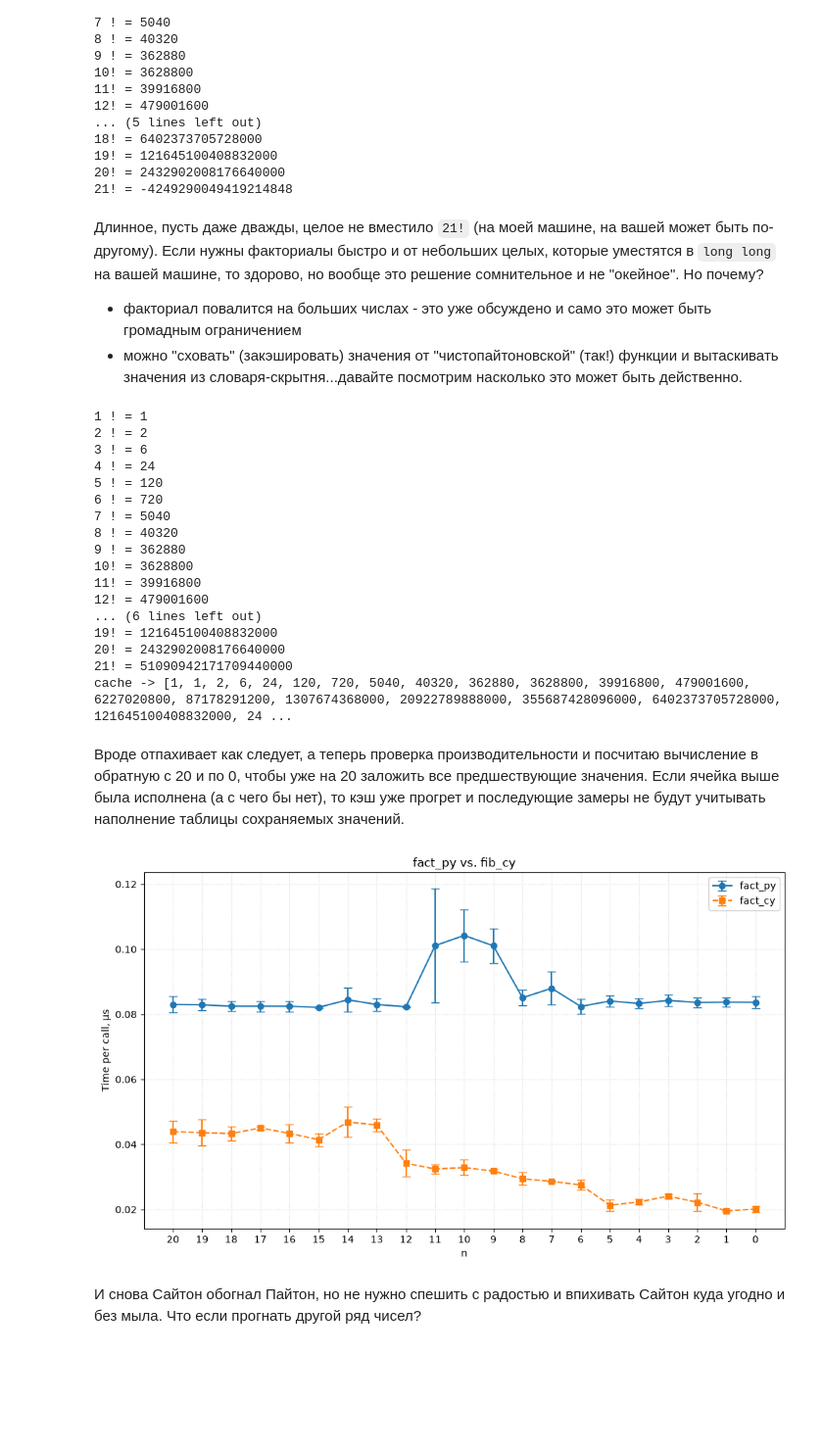
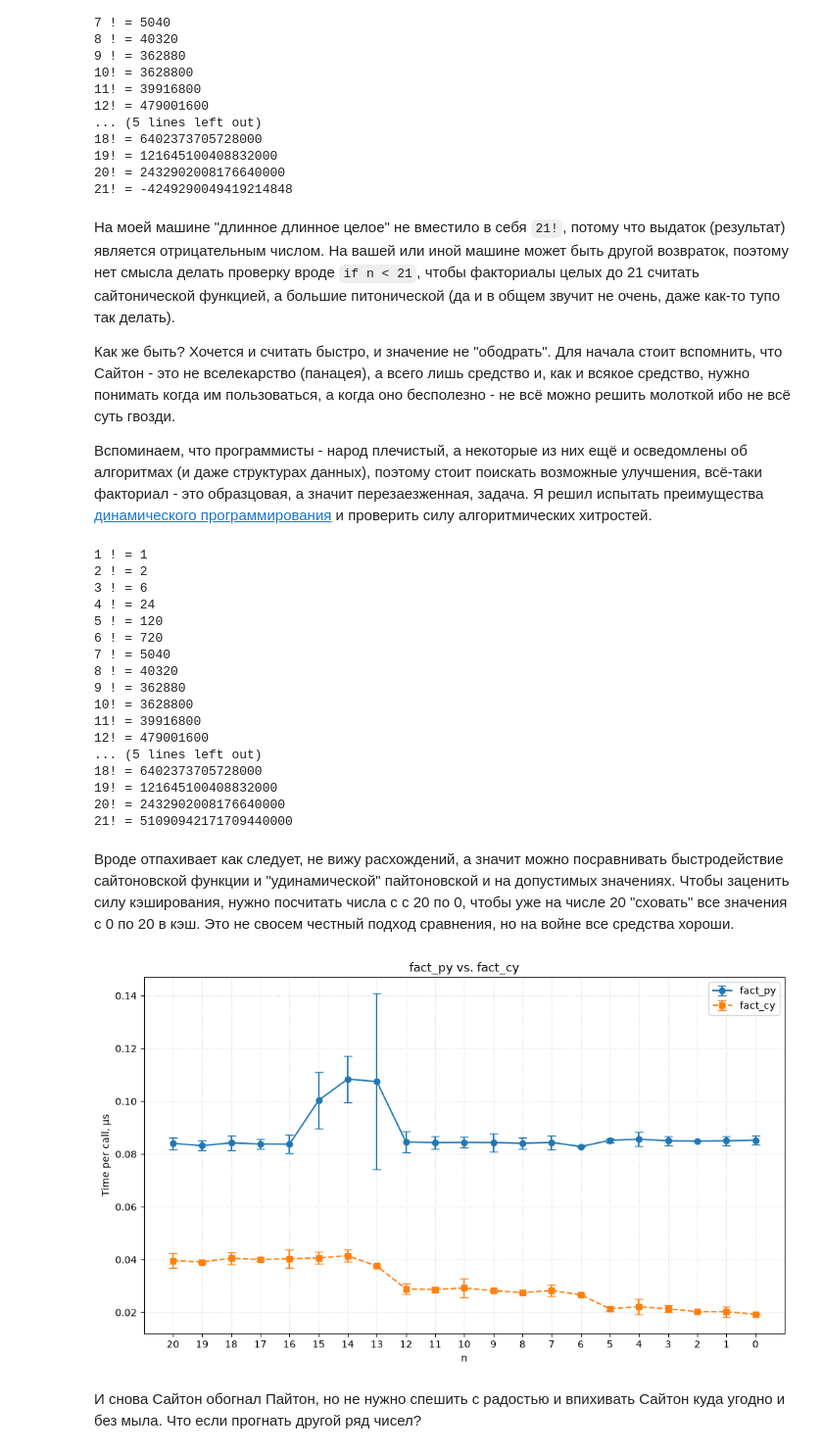
Before and after one commit to stankudrow/Learning-Cython, a Jupyter notebook: notes/ch01.ipynb, the cells around one changed output. Shown at 98% size. Cells and saved outputs as stored; diff of their text form; code cells hidden in the pictures; blank space fills up the shorter version.

```diff
--- a/notes/ch01.ipynb
+++ b/notes/ch01.ipynb
@@ -51,11 +60,18 @@ def sum_cypy(n: int) -> int:
 # %%
 %%cython
 
-# Cython function - similar, but not the same
-def sum_cy(int n):  # here `int` is not a Python int
-    cdef int i            # `int i;`
-    cdef long long s = 0  # `long long s = 0;`
-    for i in range(n):
-        s += i
+cimport cython  # Cython import statement
+
+# def -> this Cython function is accessible in Python
+# `int n` - parametre n is a C-type integer
+def sum_cy(int n):
+    if n < 0:
+        msg = f"{n} < 0"
+        raise ValueError(msg) from None
+    cdef int i  # declare a C integer variable -> `int i;` in C
+    cdef long long s = 0  # in C would be `long long s = 0;`
+    with cython.overflowcheck(True):
+        for i in range(1, n + 1):  # will be translated into a C-loop
+            s += i
     return s
 # %% [markdown]
@@ -77,0 +104,10 @@ nth = 10_000
+# %%
+def sum_fast(n: int) -> int:
+    if n < 0:
+        msg = f"{n} < 0"
+        raise ValueError(msg) from None
+    return (n * (n + 1)) // 2
+
+# check if all implementations are correct
+for i in range(11):
+    assert sum_fast(i) == sum_py(i) == sum_cy(i)
@@ -120,10 +174,11 @@ for n in range(1, 22):
 20! = 2432902008176640000
 21! = -4249290049419214848
 # %% [markdown]
-Длинное, пусть даже дважды, целое не вместило `21!` (на моей машине, на вашей может быть по-другому). Если нужны факториалы быстро и от небольших целых, которые уместятся в `long long` на вашей машине, то здорово, но вообще это решение сомнительное и не "окейное". Но почему?
+На моей машине "длинное длинное целое" не вместило в себя `21!`, потому что выдаток (результат) является отрицательным числом. На вашей или иной машине может быть другой возвраток, поэтому нет смысла делать проверку вроде `if n < 21`, чтобы факториалы целых до 21 считать сайтонической функцией, а большие питонической (да и в общем звучит не очень, даже как-то тупо так делать).
 
-- факториал повалится на больших числах - это уже обсуждено и само это может быть громадным ограничением
-- можно "сховать" (закэшировать) значения от "чистопайтоновской" (так!) функции и вытаскивать значения из словаря-скрытня...давайте посмотрим насколько это может быть действенно.
+Как же быть? Хочется и считать быстро, и значение не "ободрать". Для начала стоит вспомнить, что Сайтон - это не вселекарство (панацея), а всего лишь средство и, как и всякое средство, нужно понимать когда им пользоваться, а когда оно бесполезно - не всё можно решить молоткой ибо не всё суть гвозди.
+
+Вспоминаем, что программисты - народ плечистый, а некоторые из них ещё и осведомлены об алгоритмах (и даже структурах данных), поэтому стоит поискать возможные улучшения, всё-таки факториал - это образцовая, а значит перезаезженная, задача. Я решил испытать преимущества [динамического программирования](https://ru.wikipedia.org/wiki/%D0%94%D0%B8%D0%BD%D0%B0%D0%BC%D0%B8%D1%87%D0%B5%D1%81%D0%BA%D0%BE%D0%B5_%D0%BF%D1%80%D0%BE%D0%B3%D1%80%D0%B0%D0%BC%D0%BC%D0%B8%D1%80%D0%BE%D0%B2%D0%B0%D0%BD%D0%B8%D0%B5) и проверить силу алгоритмических хитростей.
 # %%
 # cache table -> dynamic programming (DP) trick
 _dp: list[int] = [1, 1, 2]  # 0! = 1, 1! = 1, 2! = 2
@@ -146,8 +201,6 @@ def factorial_py(n: int) -> int:
 
 for n in range(1, 22):
     print(f"{n:<2}! = {factorial_py(n)}")
-
-print(f"cache -> {_dp}")
 # %% [output]
 1 ! = 1
 2 ! = 2
@@ -161,13 +214,13 @@ print(f"cache -> {_dp}")
 10! = 3628800
 11! = 39916800
 12! = 479001600
-... (6 lines left out)
+... (5 lines left out)
+18! = 6402373705728000
 19! = 121645100408832000
 20! = 2432902008176640000
 21! = 51090942171709440000
-cache -> [1, 1, 2, 6, 24, 120, 720, 5040, 40320, 362880, 3628800, 39916800, 479001600, 6227020800, 87178291200, 1307674368000, 20922789888000, 355687428096000, 6402373705728000, 121645100408832000, 24 ...
 # %% [markdown]
-Вроде отпахивает как следует, а теперь проверка производительности и посчитаю вычисление в обратную с 20 и по 0, чтобы уже на 20 заложить все предшествующие значения. Если ячейка выше была исполнена (а с чего бы нет), то кэш уже прогрет и последующие замеры не будут учитывать наполнение таблицы сохраняемых значений.
+Вроде отпахивает как следует, не вижу расхождений, а значит можно посравнивать быстродействие сайтоновской функции и "удинамической" пайтоновской и на допустимых значениях. Чтобы заценить силу кэширования, нужно посчитать числа с с 20 по 0, чтобы уже на числе 20 "сховать" все значения с 0 по 20 в кэш. Это не свосем честный подход сравнения, но на войне все средства хороши.
 # %%
 import functools
 import timeit
@@ -185,42 +238,42 @@ def measure(f: Callable, *, number: int = 1000, repeat: int = 10) -> tuple[float
 
 
 def plot_factorials(nums: Iterable[int]) -> None:
     nums = list(nums)
 
+    results_cy: list[tuple[float, float]] = [
+        measure(functools.partial(factorial_cy, n))
+        for n in nums
+    ]
+    means_cy = [r[0] for r in results_cy]
+    stds_cy = [r[1] for r in results_cy]
+
     results_py: list[tuple[float, float]] = [
         measure(functools.partial(factorial_py, n))
         for n in nums
     ]
     means_py = [r[0] for r in results_py]
     stds_py = [r[1] for r in results_py]
 
-    results_cy: list[tuple[float, float]] = [
-        measure(functools.partial(factorial_cy, n))
-        for n in nums
-    ]
-    means_cy = [r[0] for r in results_cy]
-    stds_cy = [r[1] for r in results_cy]
-
     fig, ax = plt.subplots(figsize=(10, 6))
     ax.errorbar(nums, means_py, yerr=stds_py, fmt='o-', label='fact_py', capsize=4, linewidth=1.5, markersize=6)
     ax.errorbar(nums, means_cy, yerr=stds_cy, fmt='s--', label='fact_cy', capsize=4, linewidth=1.5, markersize=6)
 
     ax.set_xlabel('n')
     ax.set_ylabel('Time per call, µs')
-    ax.set_title('fact_py vs. fib_cy')
+    ax.set_title('fact_py vs. fact_cy')
     ax.set_xticks(nums)
     ax.invert_xaxis()
 
     ax.legend()
     ax.grid(True, linestyle=':', alpha=0.5)
     plt.tight_layout()
     plt.show()
 
 
 nums = list(range(20, -1, -1))
 plot_factorials(nums)
 # %% [output]
-[figure, old version]
+[figure, new version]
 # %% [markdown]
 И снова Сайтон обогнал Пайтон, но не нужно спешить с радостью и впихивать Сайтон куда угодно и без мыла. Что если прогнать другой ряд чисел?
 # %%
```
Also changed, not shown: parts of 15 cells of this notebook.
